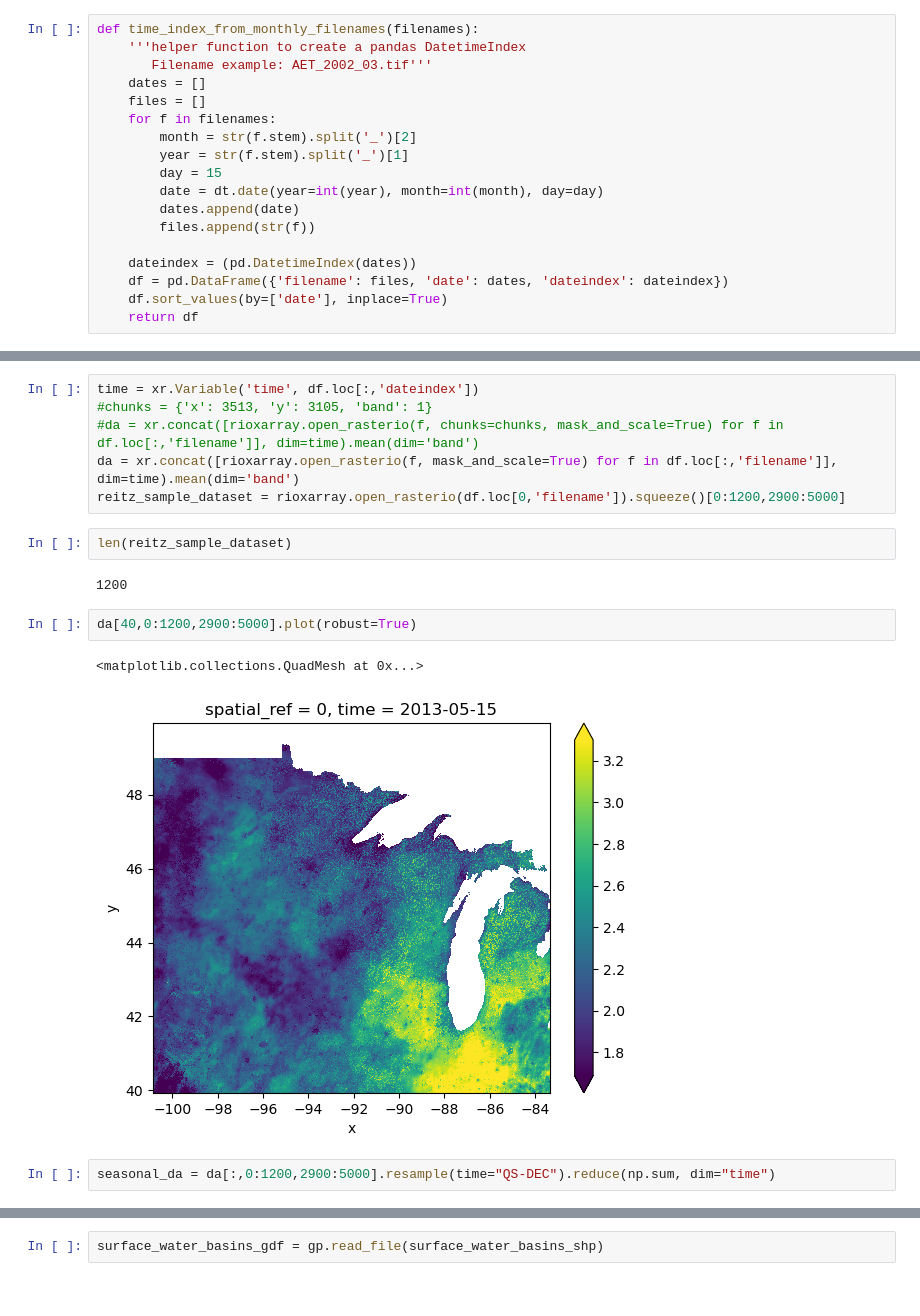
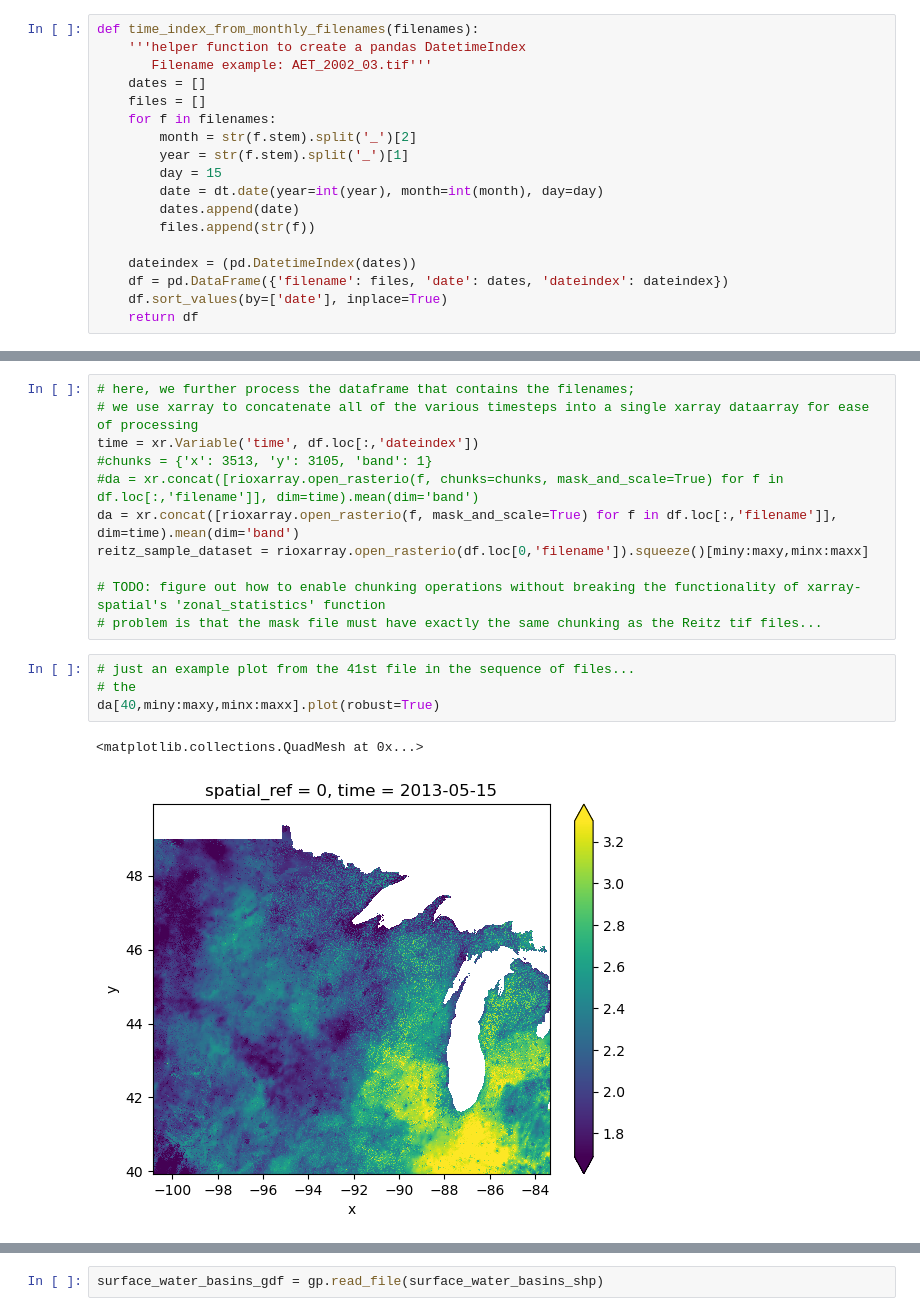
Before and after one commit to smwesten-usgs/swb2_pyemu_pest, a Jupyter notebook: pstfrom_pest_setup/experiment_with_file_munging.ipynb, the cells around one changed output, grey strips where cells are left out. Saved outputs shown, nothing was run; the diff lists cells and outputs as text.

```diff
--- a/pstfrom_pest_setup/experiment_with_file_munging.ipynb
+++ b/pstfrom_pest_setup/experiment_with_file_munging.ipynb
@@ -39,17 +64,18 @@ df = time_index_from_monthly_filenames((filenames))
 # %%
+# here, we further process the dataframe that contains the filenames;
+# we use xarray to concatenate all of the various timesteps into a single xarray dataarray for ease of processing
 time = xr.Variable('time', df.loc[:,'dateindex'])
 #chunks = {'x': 3513, 'y': 3105, 'band': 1}
 #da = xr.concat([rioxarray.open_rasterio(f, chunks=chunks, mask_and_scale=True) for f in df.loc[:,'filename']], dim=time).mean(dim='band')
 da = xr.concat([rioxarray.open_rasterio(f, mask_and_scale=True) for f in df.loc[:,'filename']], dim=time).mean(dim='band')
-reitz_sample_dataset = rioxarray.open_rasterio(df.loc[0,'filename']).squeeze()[0:1200,2900:5000]
+reitz_sample_dataset = rioxarray.open_rasterio(df.loc[0,'filename']).squeeze()[miny:maxy,minx:maxx]
+
+# TODO: figure out how to enable chunking operations without breaking the functionality of xarray-spatial's 'zonal_statistics' function
+# problem is that the mask file must have exactly the same chunking as the Reitz tif files...
-# %%
-len(reitz_sample_dataset)
-# %% [output]
-1200
-# %%
-da[40,0:1200,2900:5000].plot(robust=True)
-# %% [output]
-<matplotlib.collections.QuadMesh at 0x...>
-[figure, removed]
-# %%
-seasonal_da = da[:,0:1200,2900:5000].resample(time="QS-DEC").reduce(np.sum, dim="time")
+# %%
+# just an example plot from the 41st file in the sequence of files...
+# the
+da[40,miny:maxy,minx:maxx].plot(robust=True)
+# %% [output]
+<matplotlib.collections.QuadMesh at 0x...>
+[figure, added]
```
Also changed, not shown: parts of 16 cells of this notebook, 3 other files.
